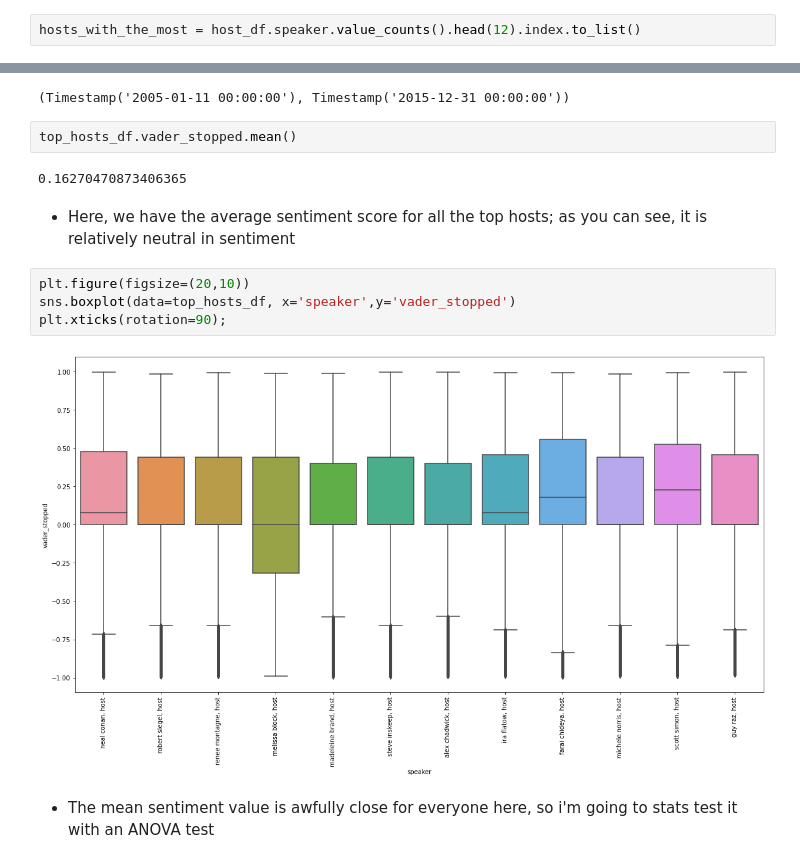
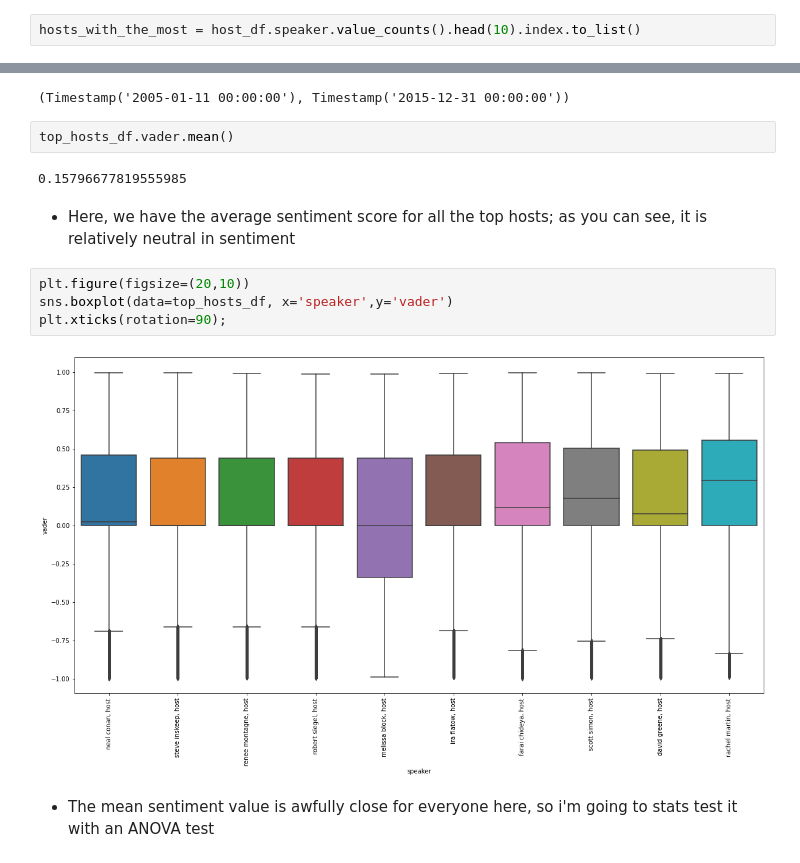
Before and after one commit to npr-nlp/npr-nlp-project, a Jupyter notebook: brian_explore_notebook.ipynb, the cells around one changed output, grey strips where cells are left out. Saved outputs shown, nothing was run; the diff lists cells and outputs as text.

```diff
--- a/brian_explore_notebook.ipynb
+++ b/brian_explore_notebook.ipynb
@@ -188,7 +191,7 @@ Name: speaker, Length: 835, dtype: int64
 - I can see two different duplicates for steve inskeep bc of typos
 - I think this is going to fall into the arena of significantly diminishing returns, and I will not address it at this time
 # %%
-hosts_with_the_most = host_df.speaker.value_counts().head(12).index.to_list()
+hosts_with_the_most = host_df.speaker.value_counts().head(10).index.to_list()
 # %% [markdown]
 - This is a list of the 12 hosts with the most observations
 # %%
@@ -219,17 +220,17 @@ top_hosts_df.index.min(), top_hosts_df.index.max()
 # %% [output]
 (Timestamp('2005-01-11 00:00:00'), Timestamp('2015-12-31 00:00:00'))
 # %%
-top_hosts_df.vader_stopped.mean()
+top_hosts_df.vader.mean()
 # %% [output]
-0.16270470873406365
+0.15796677819555985
 # %% [markdown]
 - Here, we have the average sentiment score for all the top hosts; as you can see, it is relatively neutral in sentiment
 # %%
 plt.figure(figsize=(20,10))
-sns.boxplot(data=top_hosts_df, x='speaker',y='vader_stopped')
+sns.boxplot(data=top_hosts_df, x='speaker',y='vader')
 plt.xticks(rotation=90);
 # %% [output]
-[figure, old version]
+[figure, new version]
 # %% [markdown]
 - The mean sentiment value is awfully close for everyone here, so i'm going to stats test it with an ANOVA test
 # %%
```
Also changed, not shown: parts of 89 cells of this notebook.
